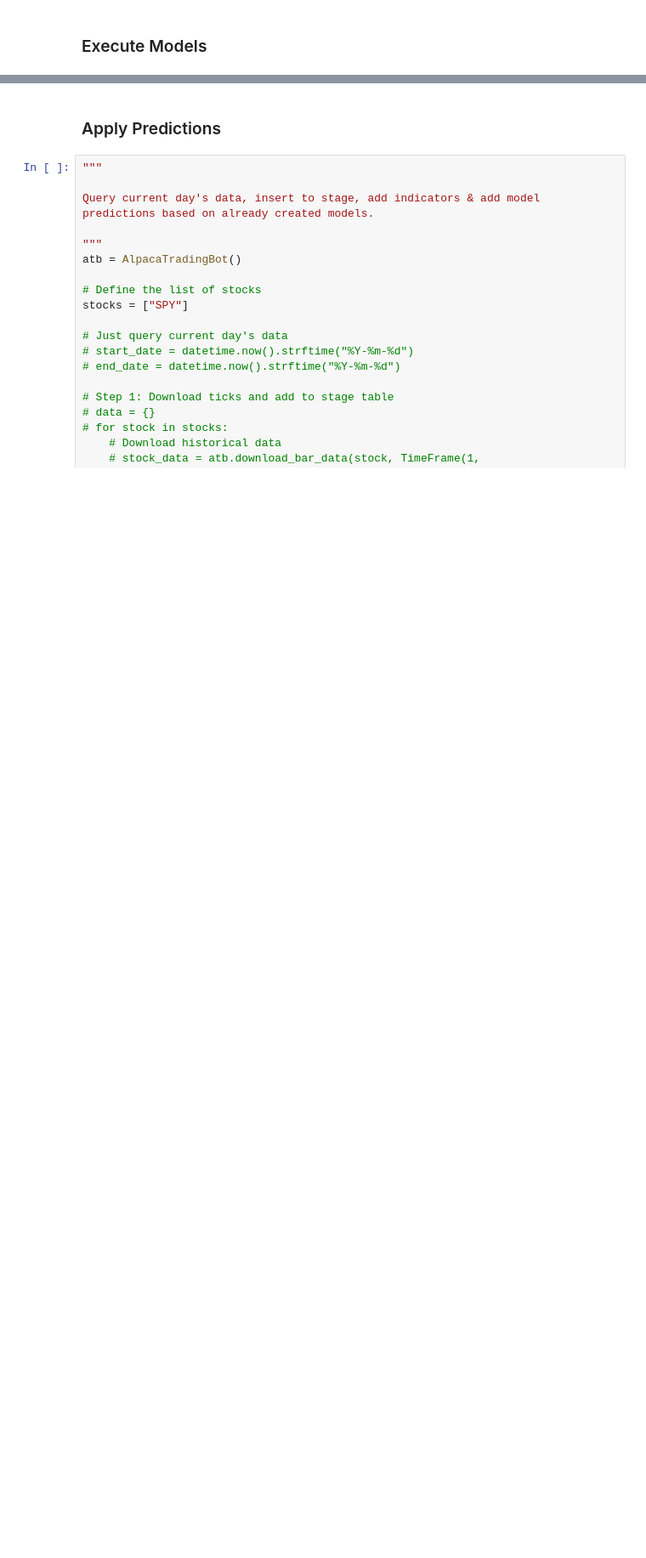
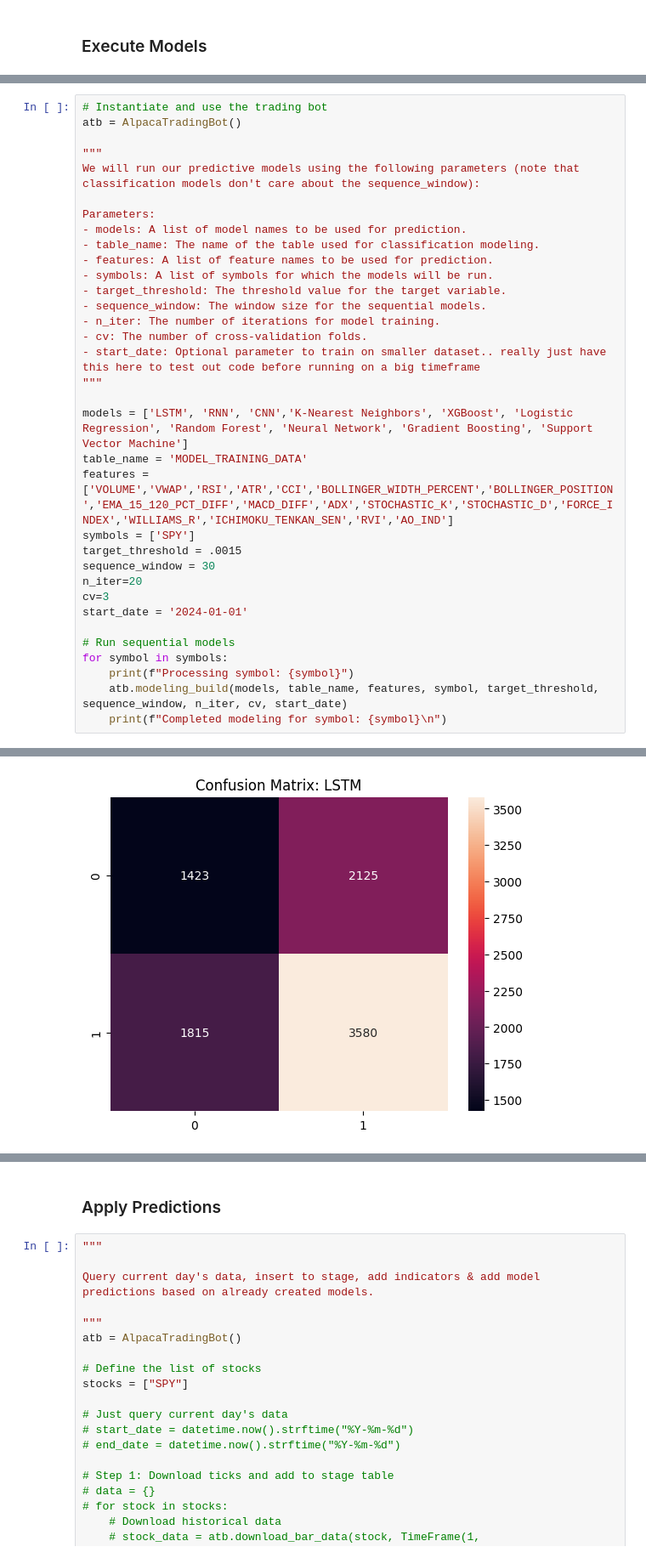
Before and after one commit to Karchensky/Alpaca-Scraper-Trader, a Jupyter notebook: alpaca.ipynb, the cells around one changed output, grey strips where cells are left out. Shown at 85% size. Drawn from its saved outputs; the diff is of its cells as text; blank space fills up the shorter version.

```diff
--- a/alpaca.ipynb
+++ b/alpaca.ipynb
@@ -1393,0 +1267,35 @@ ___
+# %%
+# Instantiate and use the trading bot
+atb = AlpacaTradingBot()
+
+"""
+We will run our predictive models using the following parameters (note that classification models don't care about the sequence_window):
+
+Parameters:
+- models: A list of model names to be used for prediction.
+- table_name: The name of the table used for classification modeling.
+- features: A list of feature names to be used for prediction.
+- symbols: A list of symbols for which the models will be run.
+- target_threshold: The threshold value for the target variable.
+- sequence_window: The window size for the sequential models.
+- n_iter: The number of iterations for model training.
+- cv: The number of cross-validation folds.
+- start_date: Optional parameter to train on smaller dataset.. really just have this here to test out code before running on a big timeframe
+"""
+
+models = ['LSTM', 'RNN', 'CNN','K-Nearest Neighbors', 'XGBoost', 'Logistic Regression', 'Random Forest', 'Neural Network', 'Gradient Boosting', 'Support Vector Machine']
+table_name = 'MODEL_TRAINING_DATA'
+features = ['VOLUME','VWAP','RSI','ATR','CCI','BOLLINGER_WIDTH_PERCENT','BOLLINGER_POSITION','EMA_15_120_PCT_DIFF','MACD_DIFF','ADX','STOCHASTIC_K','STOCHASTIC_D','FORCE_INDEX','WILLIAMS_R','ICHIMOKU_TENKAN_SEN','RVI','AO_IND']
+symbols = ['SPY']
+target_threshold = .0015
+sequence_window = 30
+n_iter=20
+cv=3
+start_date = '2024-01-01'
+
+# Run sequential models
+for symbol in symbols:
+    print(f"Processing symbol: {symbol}")
+    atb.modeling_build(models, table_name, features, symbol, target_threshold, sequence_window, n_iter, cv, start_date)
+    print(f"Completed modeling for symbol: {symbol}\n")
+# %% [output]
@@ -1393,0 +1332 @@ ___
+[figure, added]
```
Also changed, not shown: parts of 5 cells of this notebook, 1 other file.
